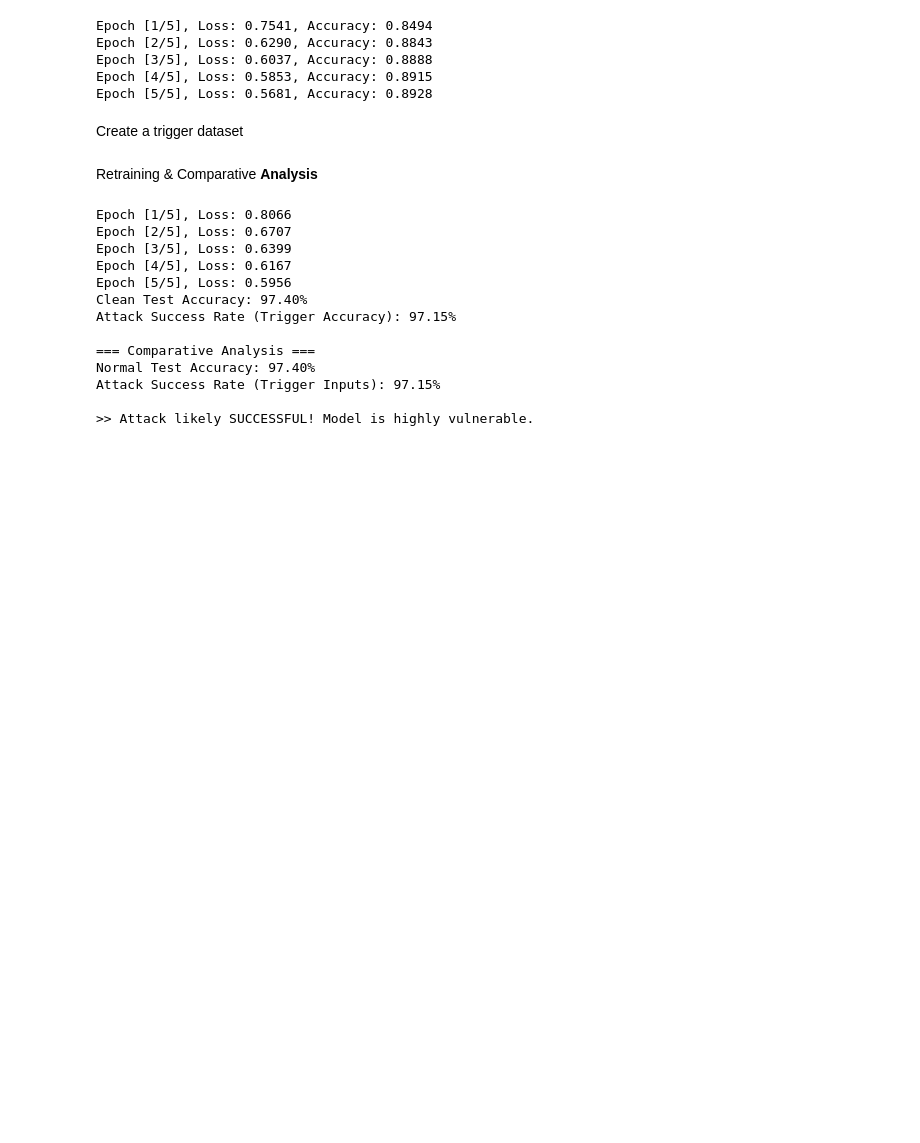
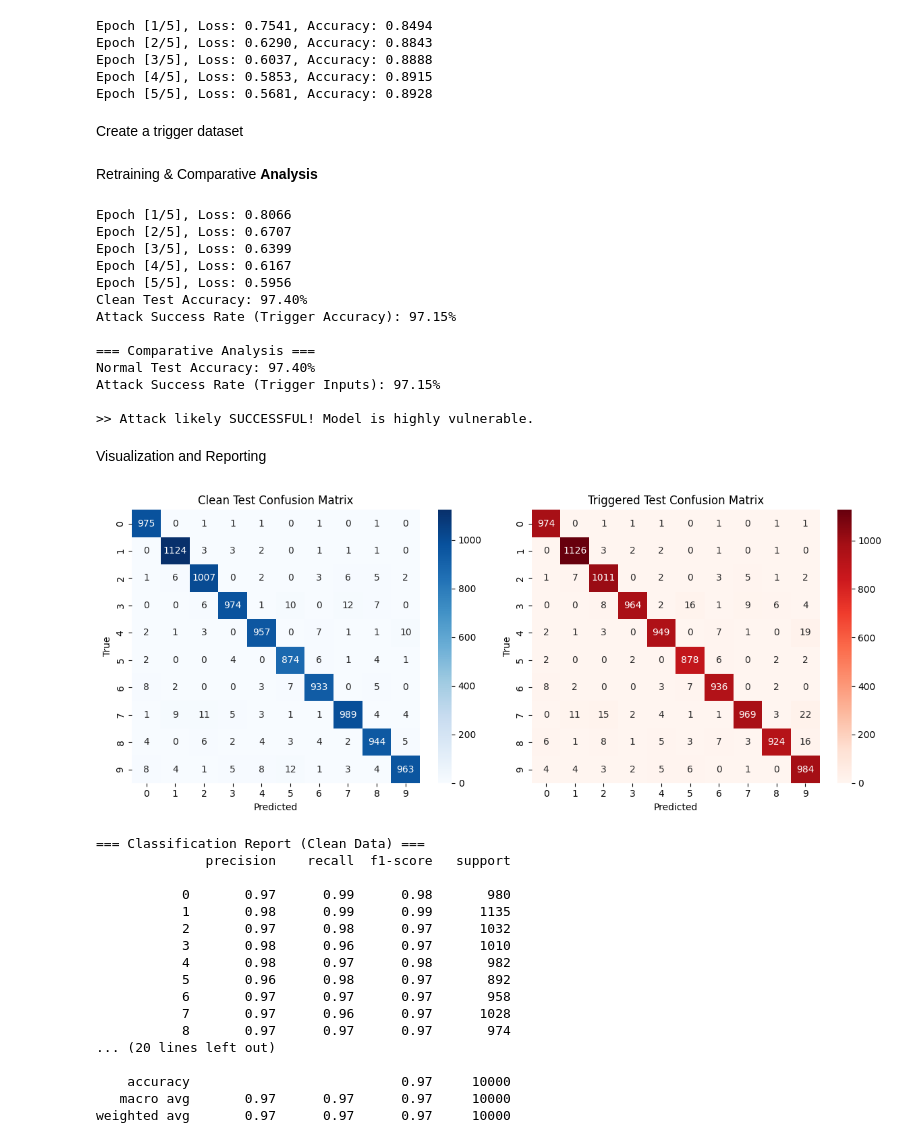
Before and after one commit to c0rt3x1337x/ModelPoisoning, a Jupyter notebook: MNIST_CNN_Baseline.ipynb, the cells around one changed output. Cells and saved outputs as stored; diff of their text form; code cells hidden in the pictures; blank space fills up the shorter version.

Commit message:
Added Visualization and Reporting for MNIST CNN baseline

```diff
--- a/MNIST_CNN_Baseline.ipynb
+++ b/MNIST_CNN_Baseline.ipynb
@@ -350,3 +350,53 @@ Normal Test Accuracy: 97.40%
 Attack Success Rate (Trigger Inputs): 97.15%
 
 >> Attack likely SUCCESSFUL! Model is highly vulnerable.
+# %% [markdown]
+Visualization and Reporting
+# %%
+import seaborn as sns
+from sklearn.metrics import accuracy_score, classification_report, confusion_matrix
+
+
+# 8. Confusion Matrices
+fig, axes = plt.subplots(1, 2, figsize=(12, 5))
+
+sns.heatmap(confusion_matrix(clean_y_true, clean_y_pred), annot=True, fmt='d', cmap='Blues', ax=axes[0])
+axes[0].set_title('Clean Test Confusion Matrix')
+axes[0].set_xlabel('Predicted')
+axes[0].set_ylabel('True')
+
+sns.heatmap(confusion_matrix(trigger_y_true, trigger_y_pred), annot=True, fmt='d', cmap='Reds', ax=axes[1])
+axes[1].set_title('Triggered Test Confusion Matrix')
+axes[1].set_xlabel('Predicted')
+axes[1].set_ylabel('True')
+
+plt.tight_layout()
+plt.show()
+
+# === Reporting Section ===
+
+# 9. Detailed Classification Reports
+print("\n=== Classification Report (Clean Data) ===")
+print(classification_report(clean_y_true, clean_y_pred))
+
+print("\n=== Classification Report (Triggered Data) ===")
+print(classification_report(trigger_y_true, trigger_y_pred))
+# %% [output]
+[figure, added]
+=== Classification Report (Clean Data) ===
+              precision    recall  f1-score   support
+
+           0       0.97      0.99      0.98       980
+           1       0.98      0.99      0.99      1135
+           2       0.97      0.98      0.97      1032
+           3       0.98      0.96      0.97      1010
+           4       0.98      0.97      0.98       982
+           5       0.96      0.98      0.97       892
+           6       0.97      0.97      0.97       958
+           7       0.97      0.96      0.97      1028
+           8       0.97      0.97      0.97       974
+... (20 lines left out)
+
+    accuracy                           0.97     10000
+   macro avg       0.97      0.97      0.97     10000
+weighted avg       0.97      0.97      0.97     10000
```
